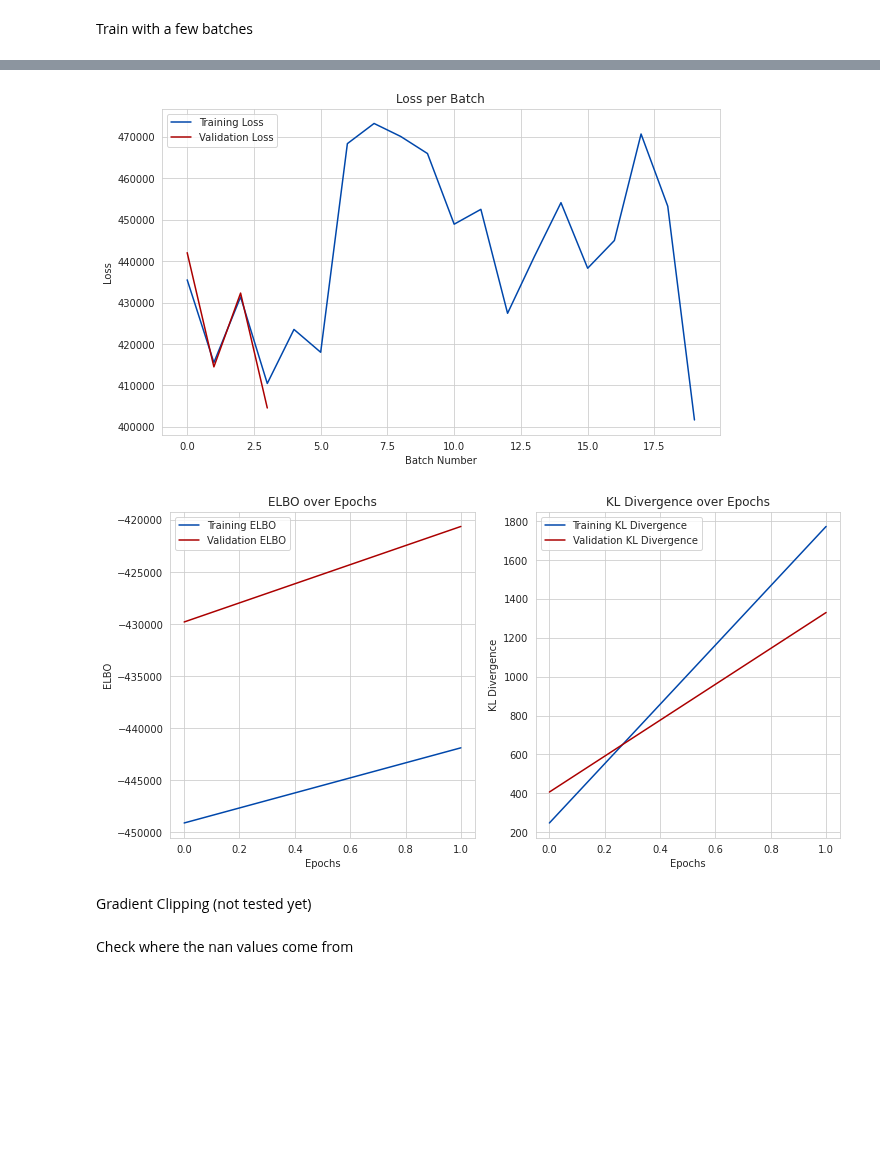
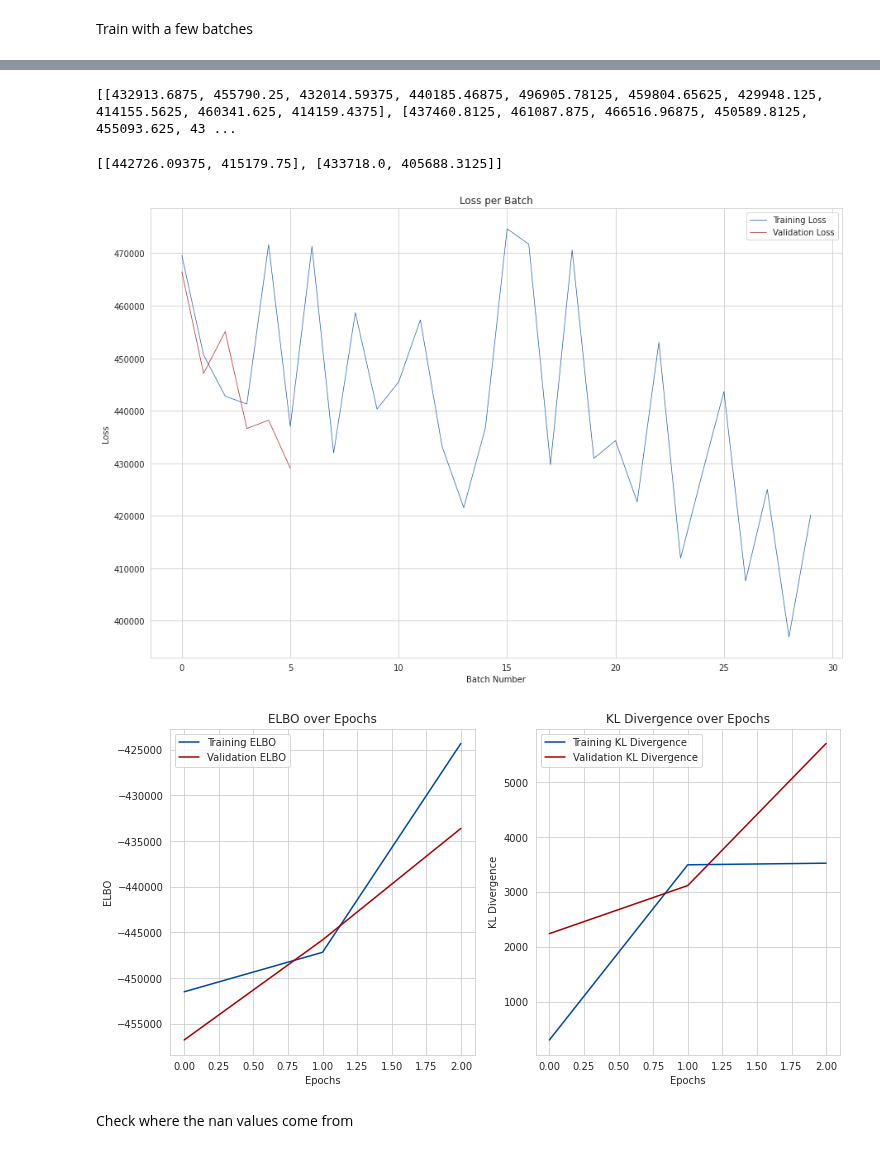
Before and after one commit to notaiax/Prediction-of-protein-isoforms-using-semi-supervised-learning, a Jupyter notebook: VAE/aiax VAE (test) .ipynb, the cells around one changed output, grey strips where cells are left out. Saved outputs shown, nothing was run; the diff lists cells and outputs as text; code cells hidden in the pictures; blank space fills up the shorter version.

```diff
--- a/VAE/aiax VAE (test) .ipynb
+++ b/VAE/aiax VAE (test) .ipynb
@@ -441,7 +441,7 @@ Train with a few batches
 # %%
 # Your model, optimizer, and other setup code remains the same
 
-num_epochs = 2  # Number of epochs
+num_epochs = 3  # Number of epochs
 num_batches = 2099  # Max batches
 num_batches = 10  # Number of batches to train on
 latent_features = 100
@@ -548,44 +551,51 @@ defaultdict(list,
+# %%
+print(train_losses)
+val_losses
+# %% [output]
+[[432913.6875, 455790.25, 432014.59375, 440185.46875, 496905.78125, 459804.65625, 429948.125, 414155.5625, 460341.625, 414159.4375], [437460.8125, 461087.875, 466516.96875, 450589.8125, 455093.625, 43 ...
+[[442726.09375, 415179.75], [433718.0, 405688.3125]]
 # %%
 # Define your color dictionary
 color_dict = {
     'red': '#ab0000',   # Dark red
     'blue': '#0047ab'   # Dark blue
 }
+
 
 def plot_losses(losses_dict):
     """
     Plots the training and validation losses on the same plot.
 
     Parameters:
     losses_dict (dict): A dictionary where keys are loss types (e.g., 'Training', 'Validation')
                         and values are lists of loss values.
     """
-    plt.figure(figsize=(10, 6))
+    plt.figure(figsize=(15, 10))
 
     # Use darker blue and red colors
     colors = {
         'Training': color_dict.get('blue'),  # Dark blue
         'Validation': color_dict.get('red')  # Dark red
     }
 
     for type, losses in losses_dict.items():
-        plt.plot(losses, label=f'{type} Loss', color=colors.get(type, 'black'))
+        plt.plot(losses, label=f'{type} Loss', color=colors.get(type, 'black'), linewidth=.7, alpha=0.9)
 
     plt.title('Loss per Batch')
     plt.xlabel('Batch Number')
     plt.ylabel('Loss')
     plt.legend()
     plt.grid(True)
     plt.show()
 
 # Assuming you have defined train_losses and val_losses
 losses_dict = {
     "Training": train_losses,
     "Validation": val_losses
 }
 plot_losses(losses_dict)
 # %% [output]
-[figure, old version]
+[figure, new version]
 # %%
 # Set up a figure and axis for the plots
 plt.figure(figsize=(12, 6))
@@ -611,6 +621,4 @@ plt.legend()
 # Display the plot
 plt.show()
 # %% [output]
-[figure, old version]
+[figure, new version]
-# %% [markdown]
-Gradient Clipping (not tested yet)
```
Also changed, not shown: parts of 8 cells of this notebook, 1 other file.
